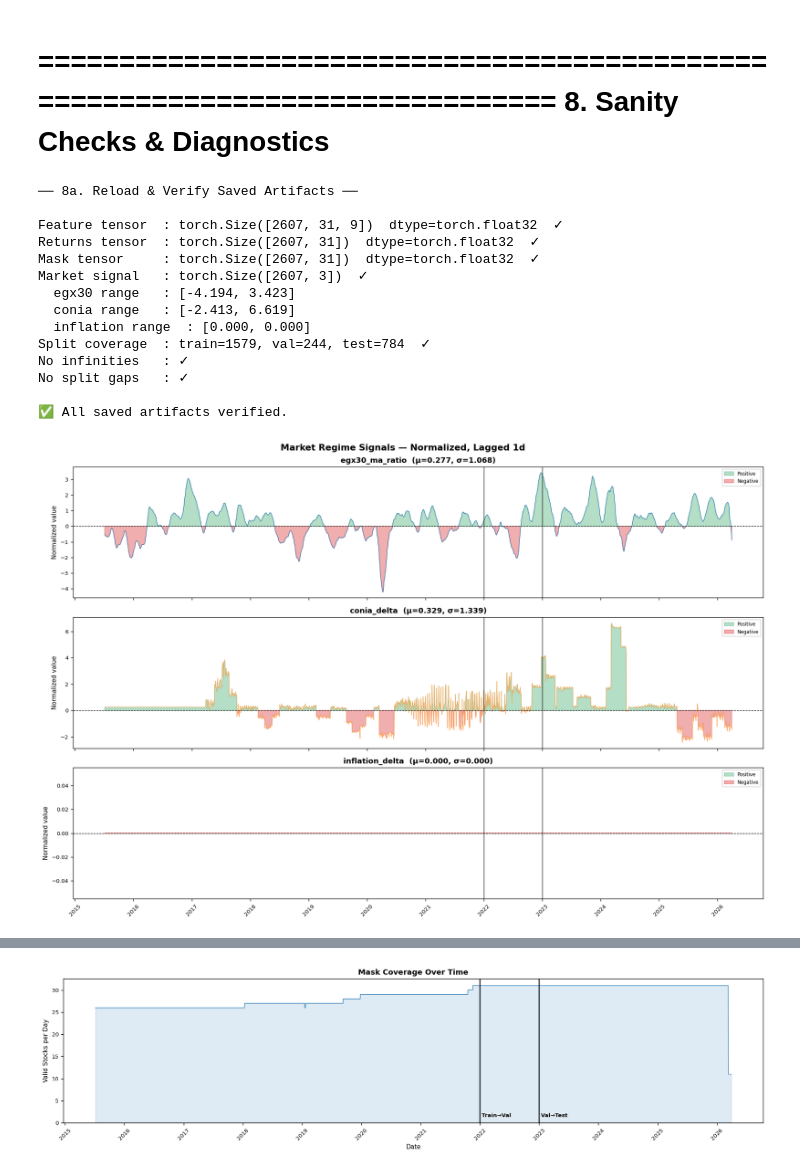
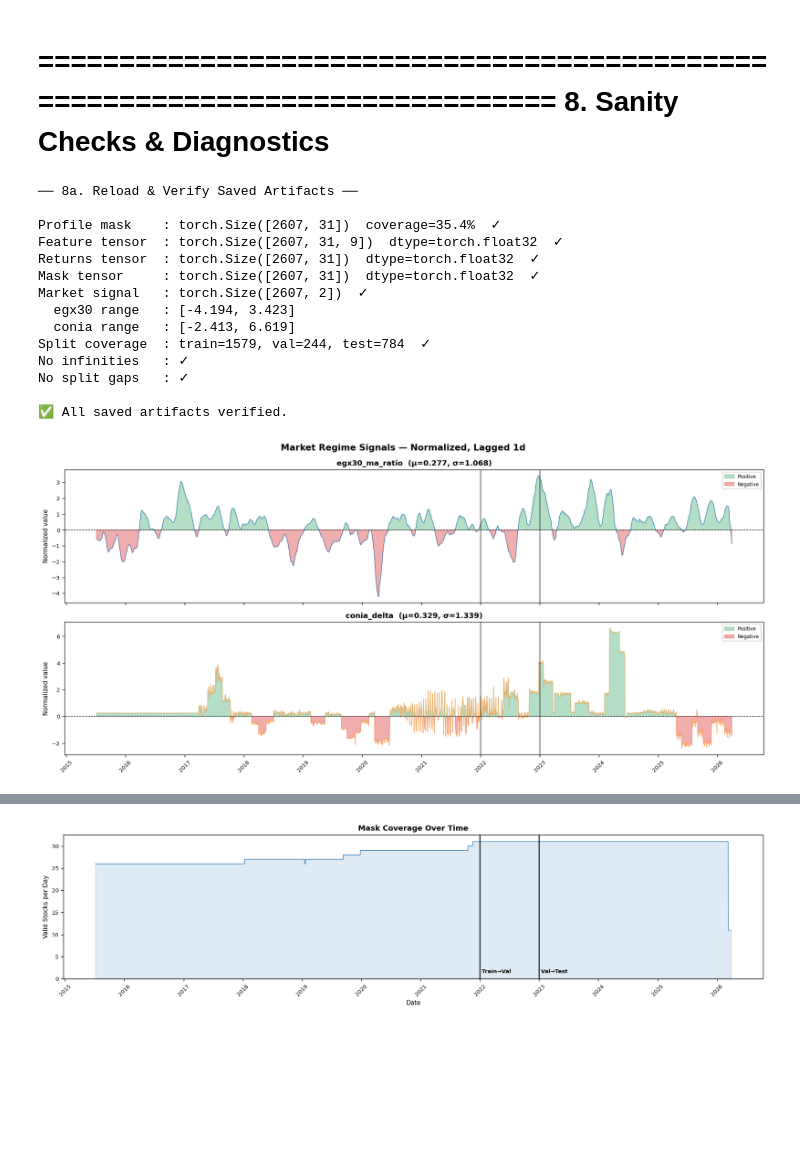
Before and after one commit to miraemad319/Portfolio_Personalization, a Jupyter notebook: src/notebooks/01.ipynb, the cells around one changed output, grey strips where cells are left out. Cells and saved outputs as stored; diff of their text form; code cells hidden in the pictures; blank space fills up the shorter version.

```diff
--- a/src/notebooks/01.ipynb
+++ b/src/notebooks/01.ipynb
@@ -1115,6 +1187,9 @@ with open(METADATA_DIR / "date_index.json", "w") as f:
 with open(METADATA_DIR / "feature_names.json", "w") as f:
     json.dump(FEATURE_NAMES, f, indent=2)
 
+# Add after saving mask_tensor_pt:
+torch.save(profile_mask_tensor_pt, TENSORS_DIR / "profile_mask_tensor.pt")
+
 meta.update({
     "train_end":           str(TRAIN_END_TS.date()),
     "val_end":             str(VAL_END_TS.date()),
@@ -1125,8 +1200,7 @@ meta.update({
     "feature_names":       FEATURE_NAMES,
     "first_usable_date":   str(first_usable_date.date()),
     "market_signal": f"[egx30_ma_ratio MA{MA_SHORT}/MA{MA_LONG}-1, "
-                 f"conia_delta {CONIA_DELTA_WINDOW}d, "
-                 f"inflation_delta {CONIA_DELTA_WINDOW}d]",
+             f"conia_delta {CONIA_DELTA_WINDOW}d]",
     "market_signal_stats": market_signal_stats,
     "macro_signal_stats":  macro_signal_stats,
 })
@@ -1172,8 +1246,8 @@ assert ret_check.shape   == returns_tensor_pt.shape
 assert mask_check.shape  == mask_tensor_pt.shape
 assert signal_check.shape[0] == feat_check.shape[0], \
     "Market signal length must match feature tensor T dimension"
-assert signal_check.shape[1] == 3, \
-    f"Expected market_signal shape [T, 3], got {signal_check.shape}"
+assert signal_check.shape[1] == 2, \
+    f"Expected market_signal shape [T, 2], got {signal_check.shape}"
 assert torch.equal(feat_check,   feature_tensor_pt)
 assert torch.equal(ret_check,    returns_tensor_pt)
 assert torch.equal(mask_check,   mask_tensor_pt)
@@ -1187,13 +1261,20 @@ assert all_indices == list(range(T))
 assert len(fnames_check) == feat_check.shape[2]
 assert len(dindex_check) == feat_check.shape[0]
 
+# Add after mask_check assertions:
+profile_mask_check = torch.load(TENSORS_DIR / "profile_mask_tensor.pt", weights_only=False)
+assert profile_mask_check.shape == mask_tensor_pt.shape, \
+    f"Profile mask shape {profile_mask_check.shape} != mask tensor shape {mask_tensor_pt.shape}"
+assert torch.isfinite(profile_mask_check).all(), "Profile mask contains inf/nan!"
+print(f"Profile mask    : {profile_mask_check.shape}  "
+      f"coverage={profile_mask_check.mean()*100:.1f}%  ✓")
+
 print(f"Feature tensor  : {feat_check.shape}  dtype={feat_check.dtype}  ✓")
 print(f"Returns tensor  : {ret_check.shape}  dtype={ret_check.dtype}  ✓")
 print(f"Mask tensor     : {mask_check.shape}  dtype={mask_check.dtype}  ✓")
 print(f"Market signal   : {signal_check.shape}  ✓")
 print(f"  egx30 range   : [{signal_check[:,0].min():.3f}, {signal_check[:,0].max():.3f}]")
 print(f"  conia range   : [{signal_check[:,1].min():.3f}, {signal_check[:,1].max():.3f}]")
-print(f"  inflation range  : [{signal_check[:,2].min():.3f}, {signal_check[:,2].max():.3f}]")
 print(f"Split coverage  : train={len(splits_check['train'])}, "
       f"val={len(splits_check['val'])}, test={len(splits_check['test'])}  ✓")
 print(f"No infinities   : ✓")
@@ -1202,13 +1283,13 @@ print(f"\n✅ All saved artifacts verified.")
 # %% [output]
 ── 8a. Reload & Verify Saved Artifacts ──
 
+Profile mask    : torch.Size([2607, 31])  coverage=35.4%  ✓
 Feature tensor  : torch.Size([2607, 31, 9])  dtype=torch.float32  ✓
 Returns tensor  : torch.Size([2607, 31])  dtype=torch.float32  ✓
 Mask tensor     : torch.Size([2607, 31])  dtype=torch.float32  ✓
-Market signal   : torch.Size([2607, 3])  ✓
+Market signal   : torch.Size([2607, 2])  ✓
   egx30 range   : [-4.194, 3.423]
   conia range   : [-2.413, 6.619]
-  inflation range  : [0.000, 0.000]
 Split coverage  : train=1579, val=244, test=784  ✓
 No infinities   : ✓
 No split gaps   : ✓
@@ -1217,40 +1298,38 @@ No split gaps   : ✓
 # %%
 # ── 8b. Market signal over time with regime annotation ────────────────────────
 dates_pd    = pd.to_datetime(dindex_check, format="%Y-%m-%d")
-signal_vals = signal_check.numpy()   # shape [T, 3]
+signal_vals = signal_check.numpy()   # shape [T, 2]
 
 assert pd.to_datetime(dindex_check[0]).year >= 2015, \
     f"Date index starts at unexpected year: {dindex_check[0]}"
 
-signal_names  = ["egx30_ma_ratio", "conia_delta", "inflation_delta"]
-signal_colors = [PALETTE["primary"], PALETTE["tertiary"], PALETTE["secondary"]]
-
-fig, axes = plt.subplots(3, 1, figsize=(15, 10), sharex=True)
-
+signal_names  = ["egx30_ma_ratio", "conia_delta"]
+signal_colors = [PALETTE["primary"], PALETTE["tertiary"]]
+fig, axes = plt.subplots(2, 1, figsize=(15, 7), sharex=True)
 for i, (name, color) in enumerate(zip(signal_names, signal_colors)):
     ax  = axes[i]
     sv  = signal_vals[:, i]
     ax.plot(dates_pd, sv, color=color, linewidth=0.7)
     ax.fill_between(dates_pd, sv, where=sv > 0,
                     color=PALETTE["test"],  alpha=0.35, label="Positive")
     ax.fill_between(dates_pd, sv, where=sv < 0,
                     color=PALETTE["alert"], alpha=0.35, label="Negative")
     ax.axhline(0, color="black", linewidth=0.8, linestyle="--")
     ax.set_ylabel("Normalized value")
     ax.set_title(f"{name}  (μ={sv.mean():.3f}, σ={sv.std():.3f})")
     ax.legend(fontsize=7)
     for b, lbl in [(TRAIN_END_TS, "Train→Val"), (VAL_END_TS, "Val→Test")]:
         ax.axvline(b, color="black", linewidth=1.5, linestyle="-", alpha=0.5)
 
 axes[-1].xaxis.set_major_locator(mdates.YearLocator())
 axes[-1].xaxis.set_major_formatter(mdates.DateFormatter("%Y"))
 plt.xticks(rotation=45)
 plt.suptitle("Market Regime Signals — Normalized, Lagged 1d", fontsize=13, fontweight="bold")
 plt.tight_layout()
 plt.savefig(PLOTS_DIR / "market_signals_normalized.png", dpi=120, bbox_inches="tight")
 plt.show()
 # %% [output]
-[figure, old version]
+[figure, new version]
 # %%
 # ── 8c. Feature distributions ────────────────────────────────────────────────
 train_feat = feat_check[splits_check["train"][0]:splits_check["train"][-1]+1]
```
Also changed, not shown: parts of 12 cells of this notebook, 32 other files.
